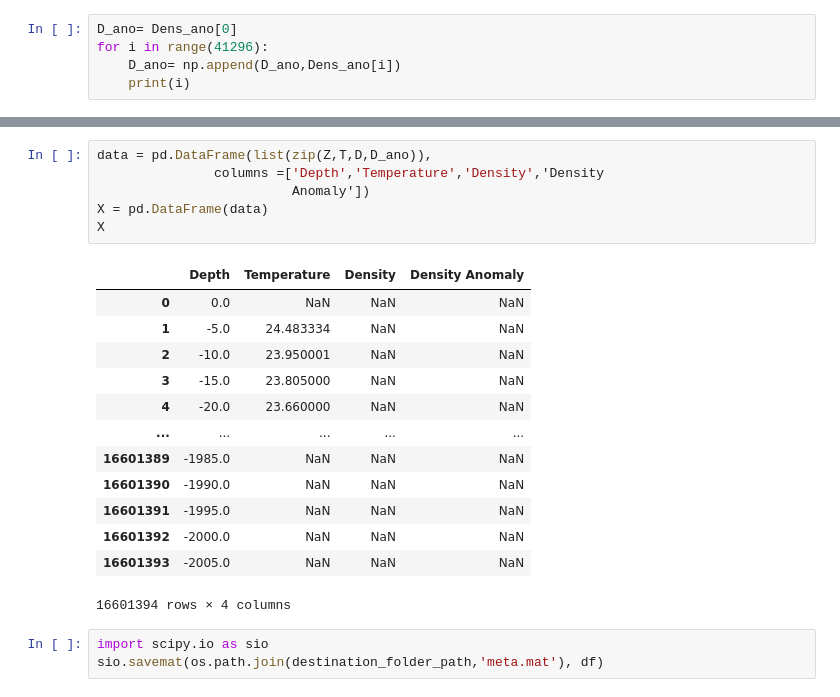
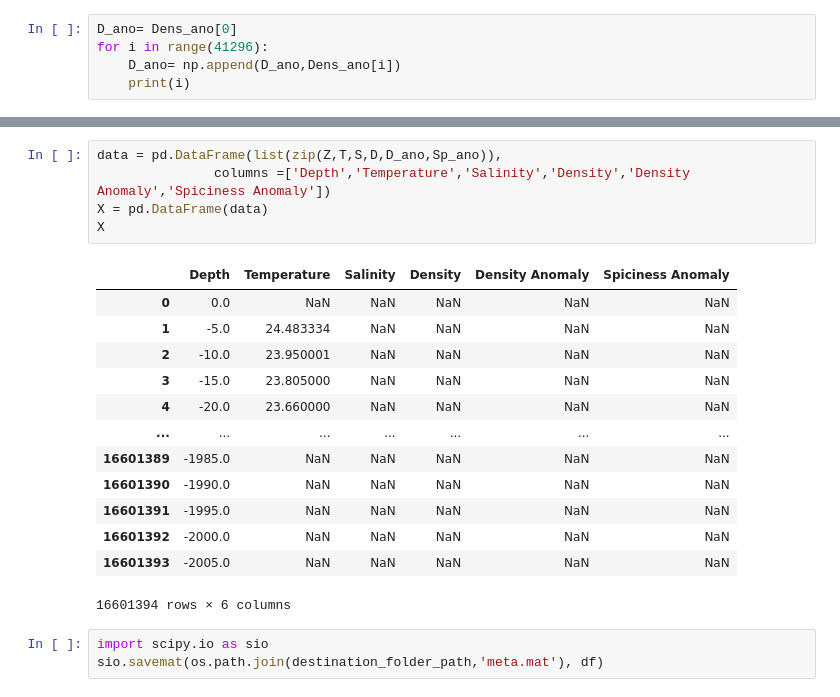
Before and after one commit to yassinebennani99/Classification_WaterMasses_ArabianSea, a Jupyter notebook: projetKMeans.ipynb, the cells around one changed output, grey strips where cells are left out. Saved outputs shown, nothing was run; the diff lists cells and outputs as text.

```diff
--- a/projetKMeans.ipynb
+++ b/projetKMeans.ipynb
@@ -473,23 +495,22 @@ print(len(S))
 # %%
-data = pd.DataFrame(list(zip(Z,T,D,D_ano)),
-               columns =['Depth','Temperature','Density','Density
-                         Anomaly'])
+data = pd.DataFrame(list(zip(Z,T,S,D,D_ano,Sp_ano)),
+               columns =['Depth','Temperature','Salinity','Density','Density Anomaly','Spiciness Anomaly'])
 X = pd.DataFrame(data)
 X
 # %% [output]
-|  | Depth | Temperature | Density | Density Anomaly |
-| 0 | 0.0 | NaN | NaN | NaN |
-| 1 | -5.0 | 24.483334 | NaN | NaN |
-| 2 | -10.0 | 23.950001 | NaN | NaN |
-| 3 | -15.0 | 23.805000 | NaN | NaN |
-| 4 | -20.0 | 23.660000 | NaN | NaN |
-| ... | ... | ... | ... | ... |
-| 16601389 | -1985.0 | NaN | NaN | NaN |
-| 16601390 | -1990.0 | NaN | NaN | NaN |
-| 16601391 | -1995.0 | NaN | NaN | NaN |
-| 16601392 | -2000.0 | NaN | NaN | NaN |
-| 16601393 | -2005.0 | NaN | NaN | NaN |
+|  | Depth | Temperature | Salinity | Density | Density Anomaly | Spiciness Anomaly |
+| 0 | 0.0 | NaN | NaN | NaN | NaN | NaN |
+| 1 | -5.0 | 24.483334 | NaN | NaN | NaN | NaN |
+| 2 | -10.0 | 23.950001 | NaN | NaN | NaN | NaN |
+| 3 | -15.0 | 23.805000 | NaN | NaN | NaN | NaN |
+| 4 | -20.0 | 23.660000 | NaN | NaN | NaN | NaN |
+| ... | ... | ... | ... | ... | ... | ... |
+| 16601389 | -1985.0 | NaN | NaN | NaN | NaN | NaN |
+| 16601390 | -1990.0 | NaN | NaN | NaN | NaN | NaN |
+| 16601391 | -1995.0 | NaN | NaN | NaN | NaN | NaN |
+| 16601392 | -2000.0 | NaN | NaN | NaN | NaN | NaN |
+| 16601393 | -2005.0 | NaN | NaN | NaN | NaN | NaN |
-16601394 rows × 4 columns
+16601394 rows × 6 columns
 # %%
 import scipy.io as sio
 sio.savemat(os.path.join(destination_folder_path,'meta.mat'), df)
```
Also changed, not shown: parts of 14 cells of this notebook.
